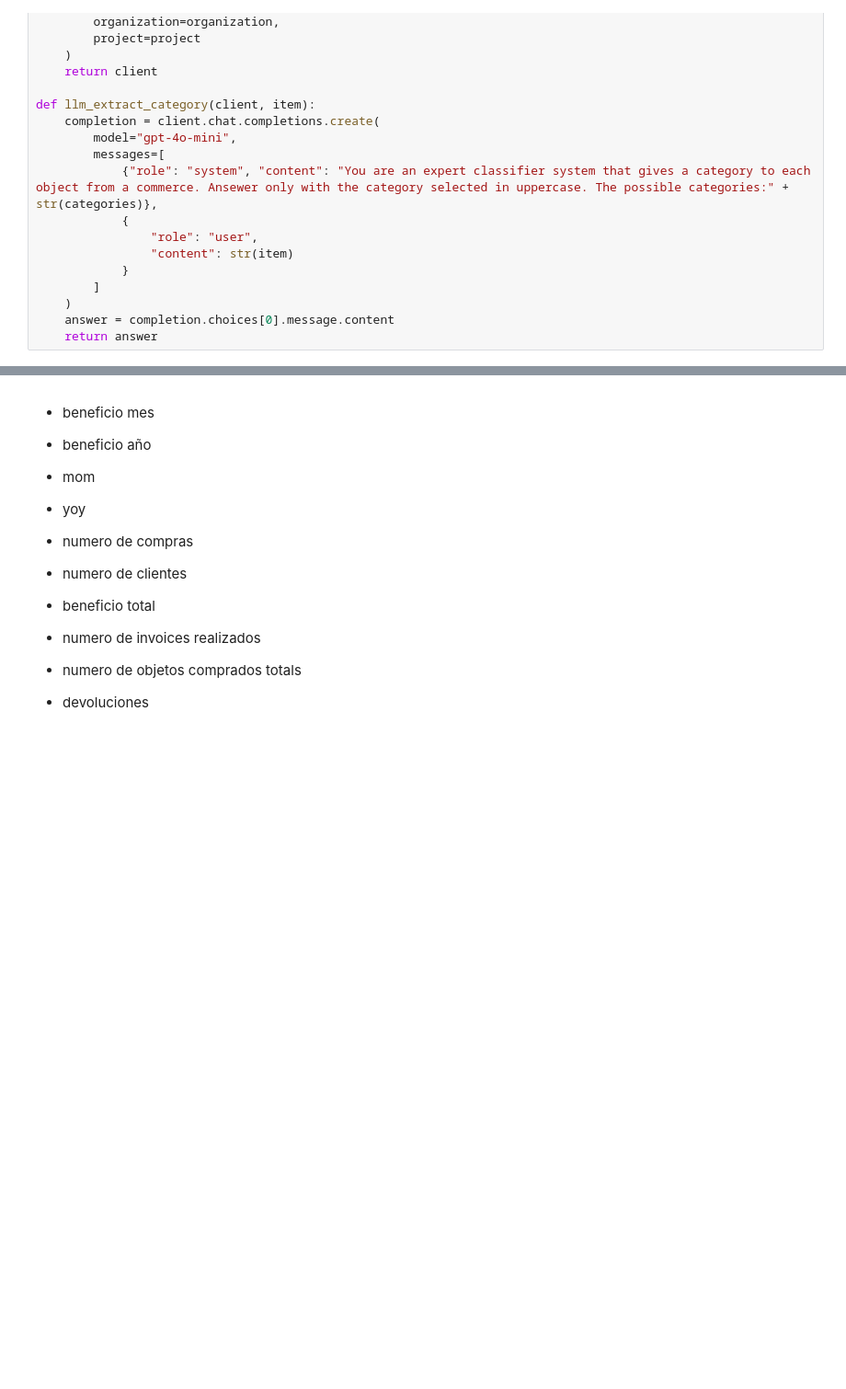
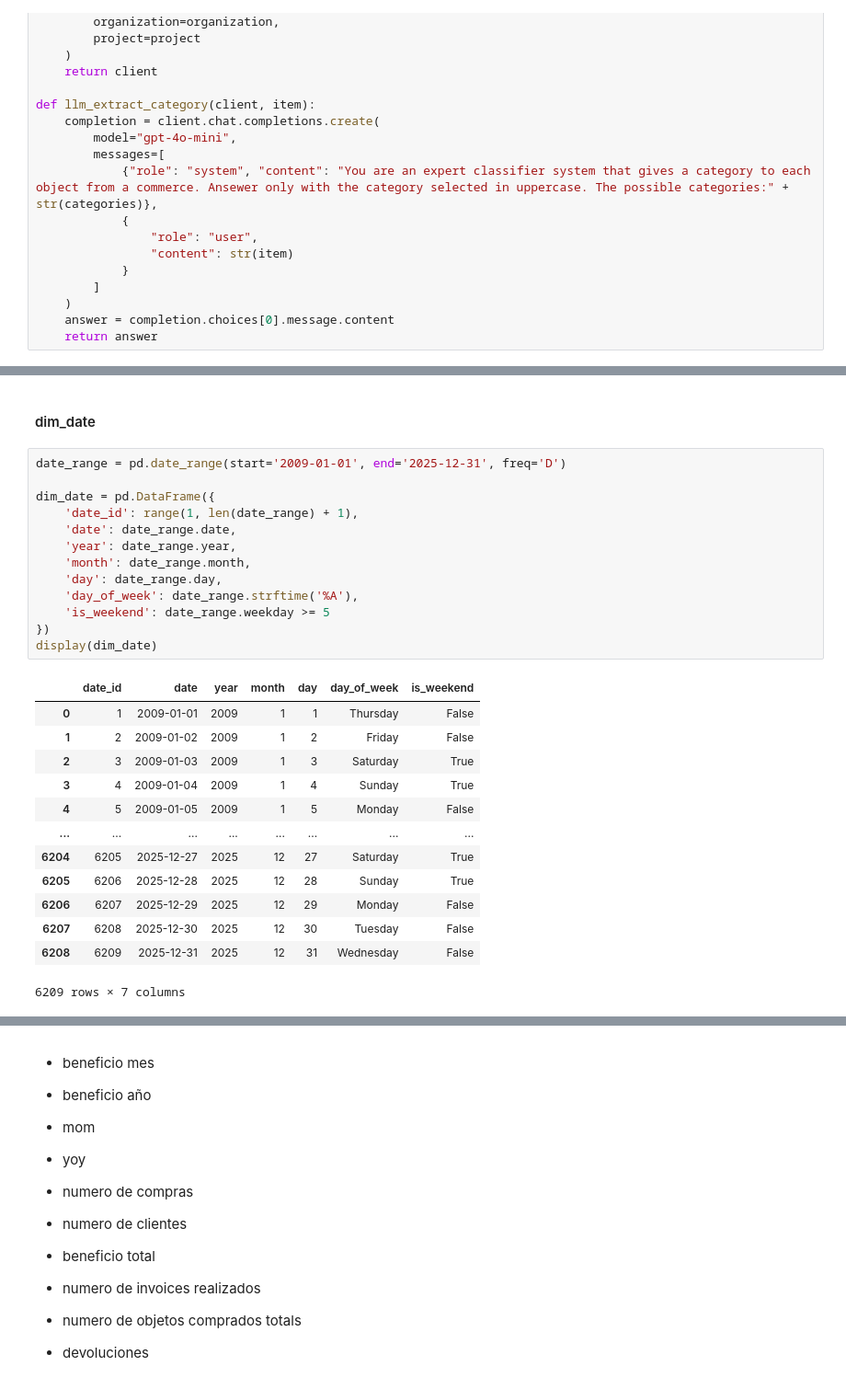
Before and after one commit to EAlmazanG/e2e-shop-pipedash, a Jupyter notebook: notebooks/prepare_data.ipynb, the cells around one changed output, grey strips where cells are left out. Shown at 92% size. Cells and saved outputs as stored; diff of their text form; blank space fills up the shorter version.

Commit message:
prepare data models

```diff
--- a/notebooks/prepare_data.ipynb
+++ b/notebooks/prepare_data.ipynb
@@ -371,0 +404,29 @@ main_product_descriptions.to_csv('../data/main_product_descriptions.csv', index=
+# %% [markdown]
+#### dim_date
+# %%
+date_range = pd.date_range(start='2009-01-01', end='2025-12-31', freq='D')
+
+dim_date = pd.DataFrame({
+    'date_id': range(1, len(date_range) + 1),
+    'date': date_range.date,
+    'year': date_range.year,
+    'month': date_range.month,
+    'day': date_range.day,
+    'day_of_week': date_range.strftime('%A'),
+    'is_weekend': date_range.weekday >= 5
+})
+display(dim_date)
+# %% [output]
+|  | date_id | date | year | month | day | day_of_week | is_weekend |
+| 0 | 1 | 2009-01-01 | 2009 | 1 | 1 | Thursday | False |
+| 1 | 2 | 2009-01-02 | 2009 | 1 | 2 | Friday | False |
+| 2 | 3 | 2009-01-03 | 2009 | 1 | 3 | Saturday | True |
+| 3 | 4 | 2009-01-04 | 2009 | 1 | 4 | Sunday | True |
+| 4 | 5 | 2009-01-05 | 2009 | 1 | 5 | Monday | False |
+| ... | ... | ... | ... | ... | ... | ... | ... |
+| 6204 | 6205 | 2025-12-27 | 2025 | 12 | 27 | Saturday | True |
+| 6205 | 6206 | 2025-12-28 | 2025 | 12 | 28 | Sunday | True |
+| 6206 | 6207 | 2025-12-29 | 2025 | 12 | 29 | Monday | False |
+| 6207 | 6208 | 2025-12-30 | 2025 | 12 | 30 | Tuesday | False |
+| 6208 | 6209 | 2025-12-31 | 2025 | 12 | 31 | Wednesday | False |
+6209 rows × 7 columns
```
Also changed, not shown: parts of 19 cells of this notebook.
